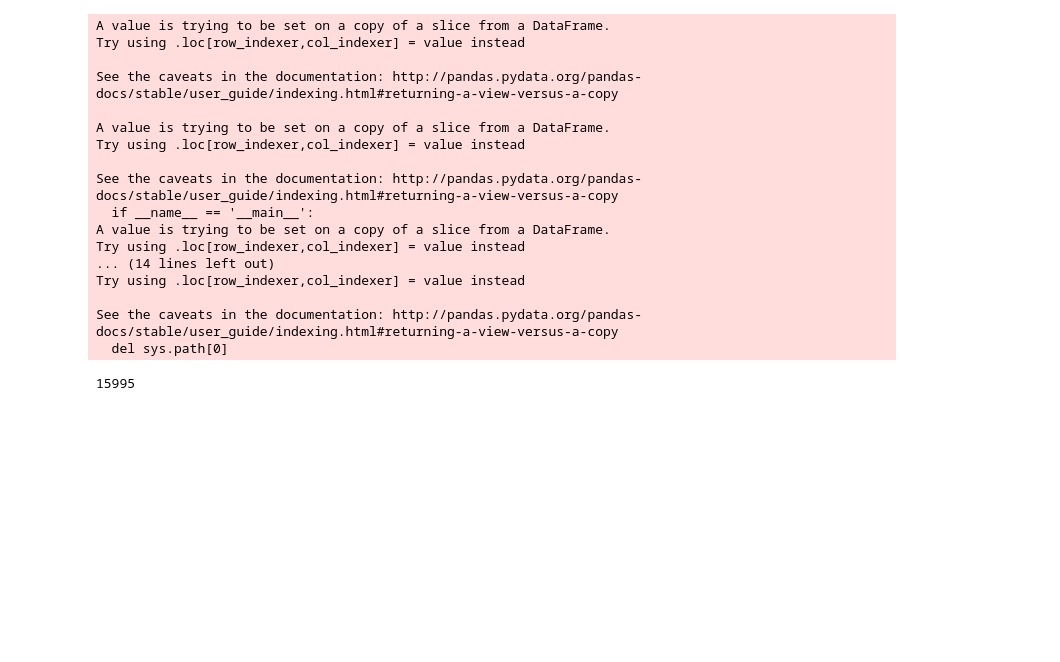
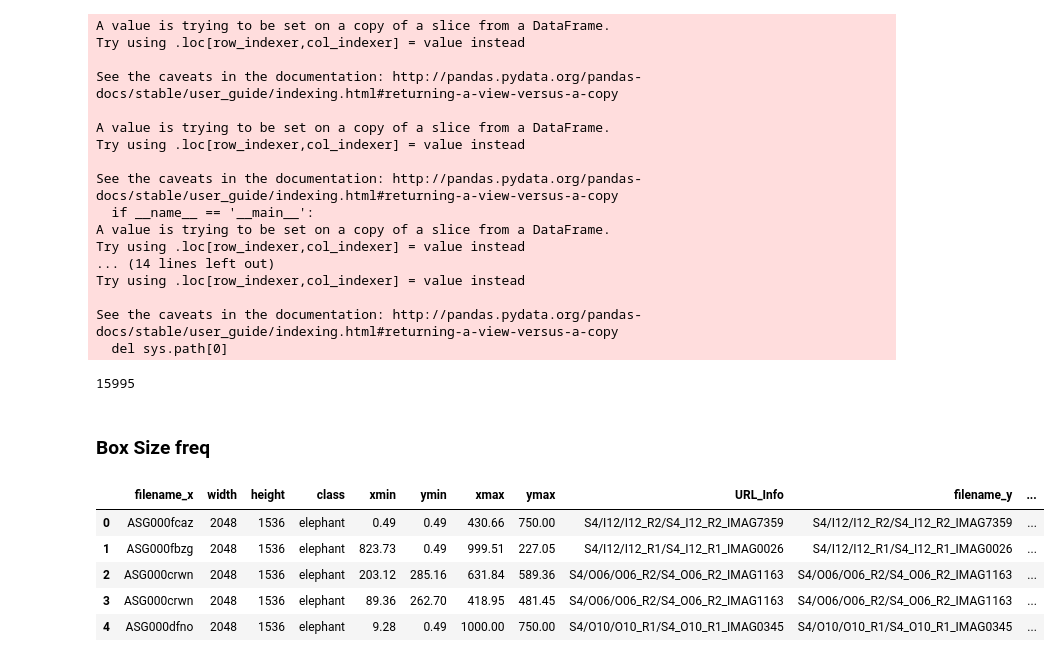
Before and after one commit to Manish-rai21bit/camera-trap-detection, a Jupyter notebook: EDA_and_ModelEvaluation/COCO_Eval_Pata_Prep.ipynb, the cells around one changed output. Saved outputs shown, nothing was run; the diff lists cells and outputs as text; code cells hidden in the pictures; blank space fills up the shorter version.

Commit message:
generate freq

```diff
--- a/EDA_and_ModelEvaluation/COCO_Eval_Pata_Prep.ipynb
+++ b/EDA_and_ModelEvaluation/COCO_Eval_Pata_Prep.ipynb
@@ -568,6 +566,8 @@ with open('./Exp3/annotations_{0}.json'.format(species), 'w') as outfile:
 # Write to predictions to JSON
 with open('./Exp3/results_{2}_{0}_{1}.json'.format(round_number, round(threshold, 2), species), 'w') as outfile:
     json.dump(results, outfile)
+# %% [markdown]
+### Box Size freq
 # %%
 bins = [[0, 100], [100, 400], [400, 900], [900, 1600], [1600, 2500], [2500, 3600],
 [3600, 4900], [4900, 6400], [6400, 8100], [8100, 10000], [10000, 12100], [12100, 14400],
@@ -583,6 +583,15 @@ bins = [[0, 100], [100, 400], [400, 900], [900, 1600], [1600, 2500], [2500, 3600
 [476100, 490000], [490000, 504100], [504100, 518400], [518400, 532900], [532900, 547600], [547600, 562500],
 [562500, 577600], [577600, 592900], [592900, 608400], [608400, 624100], [624100, 640000], [640000, 656100],
 [656100, 672400], [672400, 688900], [688900, 705600], [705600, 722500], [722500, 739600], [739600, 756900]]
+# %%
+df_species_gsss.head()
+# %% [output]
+|  | filename_x | width | height | class | xmin | ymin | xmax | ymax | URL_Info | filename_y | ... |
+| 0 | ASG000fcaz | 2048 | 1536 | elephant | 0.49 | 0.49 | 430.66 | 750.00 | S4/I12/I12_R2/S4_I12_R2_IMAG7359 | S4/I12/I12_R2/S4_I12_R2_IMAG7359 | ... |
+| 1 | ASG000fbzg | 2048 | 1536 | elephant | 823.73 | 0.49 | 999.51 | 227.05 | S4/I12/I12_R1/S4_I12_R1_IMAG0026 | S4/I12/I12_R1/S4_I12_R1_IMAG0026 | ... |
+| 2 | ASG000crwn | 2048 | 1536 | elephant | 203.12 | 285.16 | 631.84 | 589.36 | S4/O06/O06_R2/S4_O06_R2_IMAG1163 | S4/O06/O06_R2/S4_O06_R2_IMAG1163 | ... |
+| 3 | ASG000crwn | 2048 | 1536 | elephant | 89.36 | 262.70 | 418.95 | 481.45 | S4/O06/O06_R2/S4_O06_R2_IMAG1163 | S4/O06/O06_R2/S4_O06_R2_IMAG1163 | ... |
+| 4 | ASG000dfno | 2048 | 1536 | elephant | 9.28 | 0.49 | 1000.00 | 750.00 | S4/O10/O10_R1/S4_O10_R1_IMAG0345 | S4/O10/O10_R1/S4_O10_R1_IMAG0345 | ... |
 # %%
 area_bin = []
 for a in df_species_gsss.area:
```
Also changed, not shown: parts of 6 cells of this notebook.
